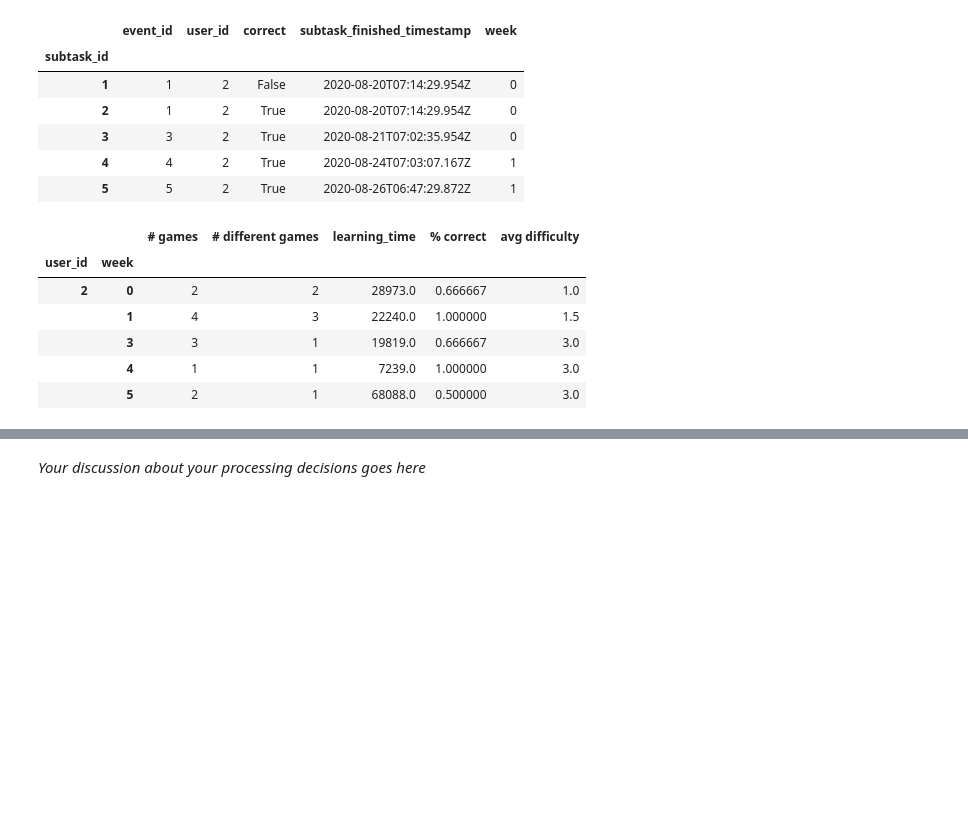
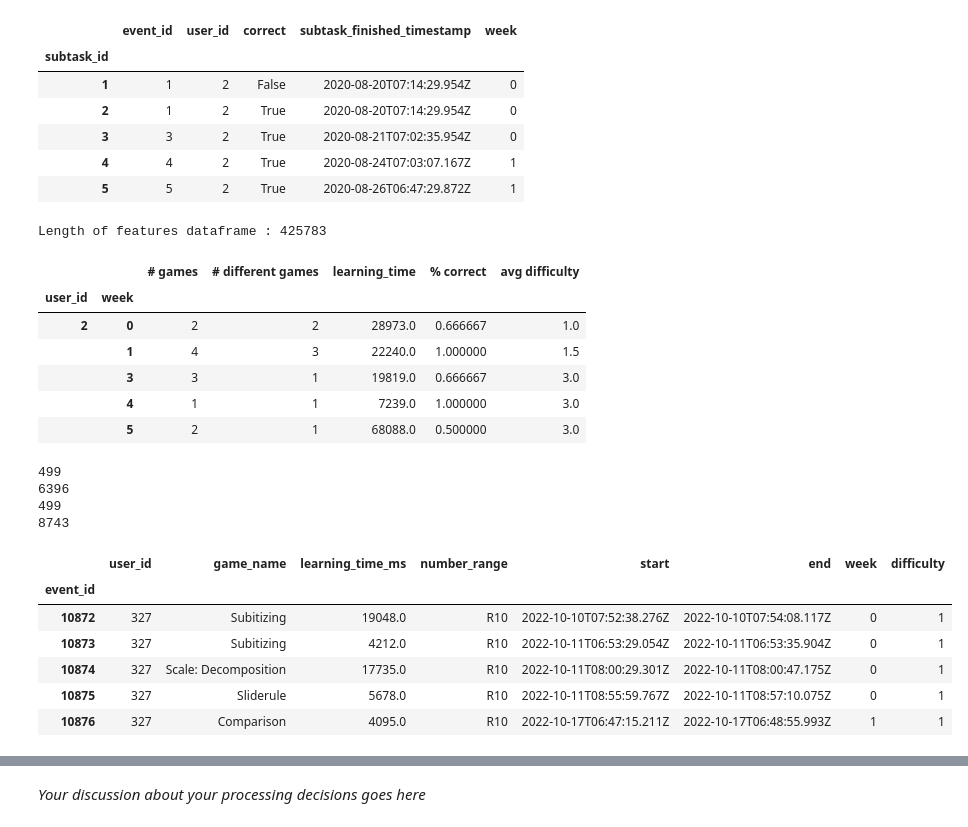
Before and after one commit to Maximelel/MLBD_course, a Jupyter notebook: project/milestone-04/m4_calcularis_Maxime.ipynb, the cells around one changed output, grey strips where cells are left out. Cells and saved outputs as stored; diff of their text form; code cells hidden in the pictures; blank space fills up the shorter version.

```diff
--- a/project/milestone-04/m4_calcularis_Maxime.ipynb
+++ b/project/milestone-04/m4_calcularis_Maxime.ipynb
@@ -236,8 +296,10 @@ features['# different games'] = df_events.groupby(['user_id', 'week'])['game_nam
 features['learning_time'] = df_events.groupby(['user_id', 'week'])['learning_time_ms'].sum()
 features['% correct'] = df_subtasks.groupby(['user_id','week'])['correct'].apply(lambda example: sum(example)/len(example))
 features['avg difficulty'] = df_events.groupby(['user_id','week'])['difficulty'].mean()
+print(f'Length of features dataframe : {len(features)}')
 features.head()
 # %% [output]
+Length of features dataframe : 425783
 |  |  | # games | # different games | learning_time | % correct | avg difficulty |
 | user_id | week |  |  |  |  |  |
 | 2 | 0 | 2 | 2 | 28973.0 | 0.666667 | 1.0 |
@@ -245,3 +307,29 @@ features.head()
 |  | 3 | 3 | 1 | 19819.0 | 0.666667 | 3.0 |
 |  | 4 | 1 | 1 | 7239.0 | 1.000000 | 3.0 |
 |  | 5 | 2 | 1 | 68088.0 | 0.500000 | 3.0 |
+# %%
+def create_smaller_dataset(events, subtasks, nb_of_considered_users):
+    #random sample on users
+    different_users = np.array(events['user_id'].unique())
+    events_small = events.loc[events['user_id'].isin(np.random.choice(different_users, nb_of_considered_users))]
+    subtasks_small = subtasks.loc[subtasks['user_id'].isin(np.random.choice(different_users, nb_of_considered_users))]
+    return events_small, subtasks_small
+
+test_events, test_subtasks = create_smaller_dataset(df_events, df_subtasks, 500)
+print(len(test_events['user_id'].unique()))
+print(len(test_events))
+print(len(test_subtasks['user_id'].unique()))
+print(len(test_subtasks))
+test_events.head()
+# %% [output]
+499
+6396
+499
+8743
+|  | user_id | game_name | learning_time_ms | number_range | start | end | week | difficulty |
+| event_id |  |  |  |  |  |  |  |  |
+| 10872 | 327 | Subitizing | 19048.0 | R10 | 2022-10-10T07:52:38.276Z | 2022-10-10T07:54:08.117Z | 0 | 1 |
+| 10873 | 327 | Subitizing | 4212.0 | R10 | 2022-10-11T06:53:29.054Z | 2022-10-11T06:53:35.904Z | 0 | 1 |
+| 10874 | 327 | Scale: Decomposition | 17735.0 | R10 | 2022-10-11T08:00:29.301Z | 2022-10-11T08:00:47.175Z | 0 | 1 |
+| 10875 | 327 | Sliderule | 5678.0 | R10 | 2022-10-11T08:55:59.767Z | 2022-10-11T08:57:10.075Z | 0 | 1 |
+| 10876 | 327 | Comparison | 4095.0 | R10 | 2022-10-17T06:47:15.211Z | 2022-10-17T06:48:55.993Z | 1 | 1 |
```
Also changed, not shown: parts of 20 cells of this notebook.
